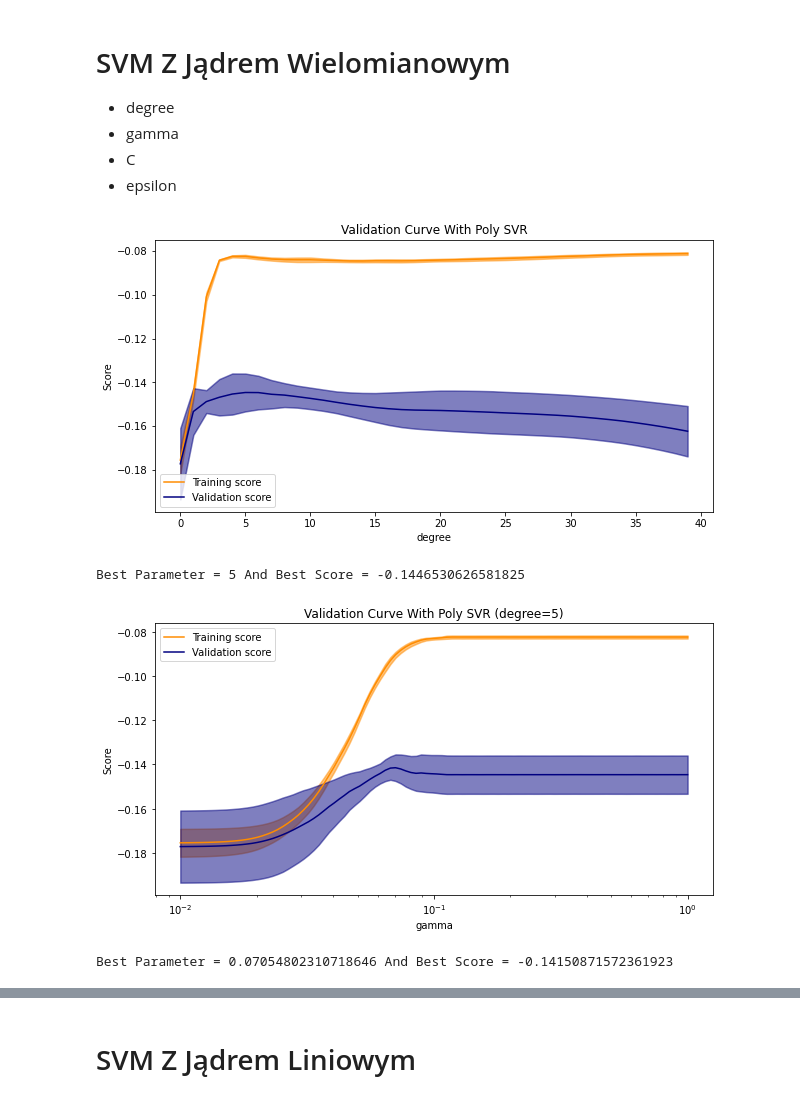
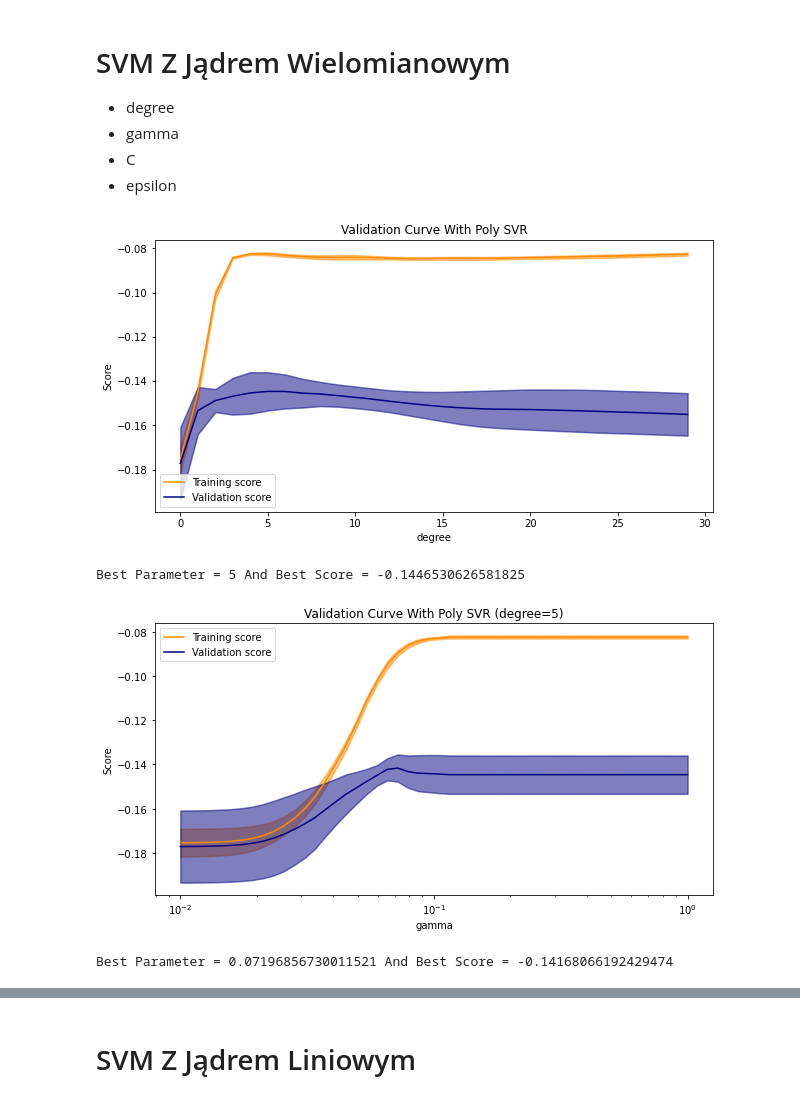
Before and after one commit to matlaczj/Predictive-Modeling-for-Student-Alcohol-Consumption, a Jupyter notebook: Projekt/projekt.ipynb, the cells around one changed output, grey strips where cells are left out. Cells and saved outputs as stored; diff of their text form; code cells hidden in the pictures.

```diff
--- a/Projekt/projekt.ipynb
+++ b/Projekt/projekt.ipynb
@@ -321,16 +385,16 @@ Fitting 5 folds for each of 5050 candidates, totalling 25250 fits
 # %%
 degree, best_score, _,_ = plot_validation_curve(
     model = SVR(kernel="poly"),
     model_name = "Poly SVR",
     X = X_train,
     y = y_train,
-    param_range = np.arange(0,40),
+    param_range = np.arange(0,30),
     param_name = "degree",
     scoring = "neg_mean_absolute_error",
     xscale = "lin"
 )
 # %% [output]
-[figure, old version]
+[figure, new version]
 Best Parameter = 5 And Best Score = -0.1446530626581825
 # %%
 gamma, best_score, _,_ = plot_validation_curve(
@@ -338,14 +402,14 @@ gamma, best_score, _,_ = plot_validation_curve(
     model_name = f"Poly SVR (degree={degree})",
     X = X_train,
     y = y_train,
-    param_range = np.logspace(-2,0,100),
+    param_range = np.logspace(-2,0,50),
     param_name = "gamma",
     scoring = "neg_mean_absolute_error",
     xscale = "log"
 )
 # %% [output]
 [figure]
-Best Parameter = 0.07054802310718646 And Best Score = -0.14150871572361923
+Best Parameter = 0.07196856730011521 And Best Score = -0.14168066192429474
 # %%
 C, best_score, _,_ = plot_validation_curve(
     model = SVR(kernel="poly",degree=degree,gamma=gamma),
```
Also changed, not shown: parts of 43 cells of this notebook, 2 other files.
